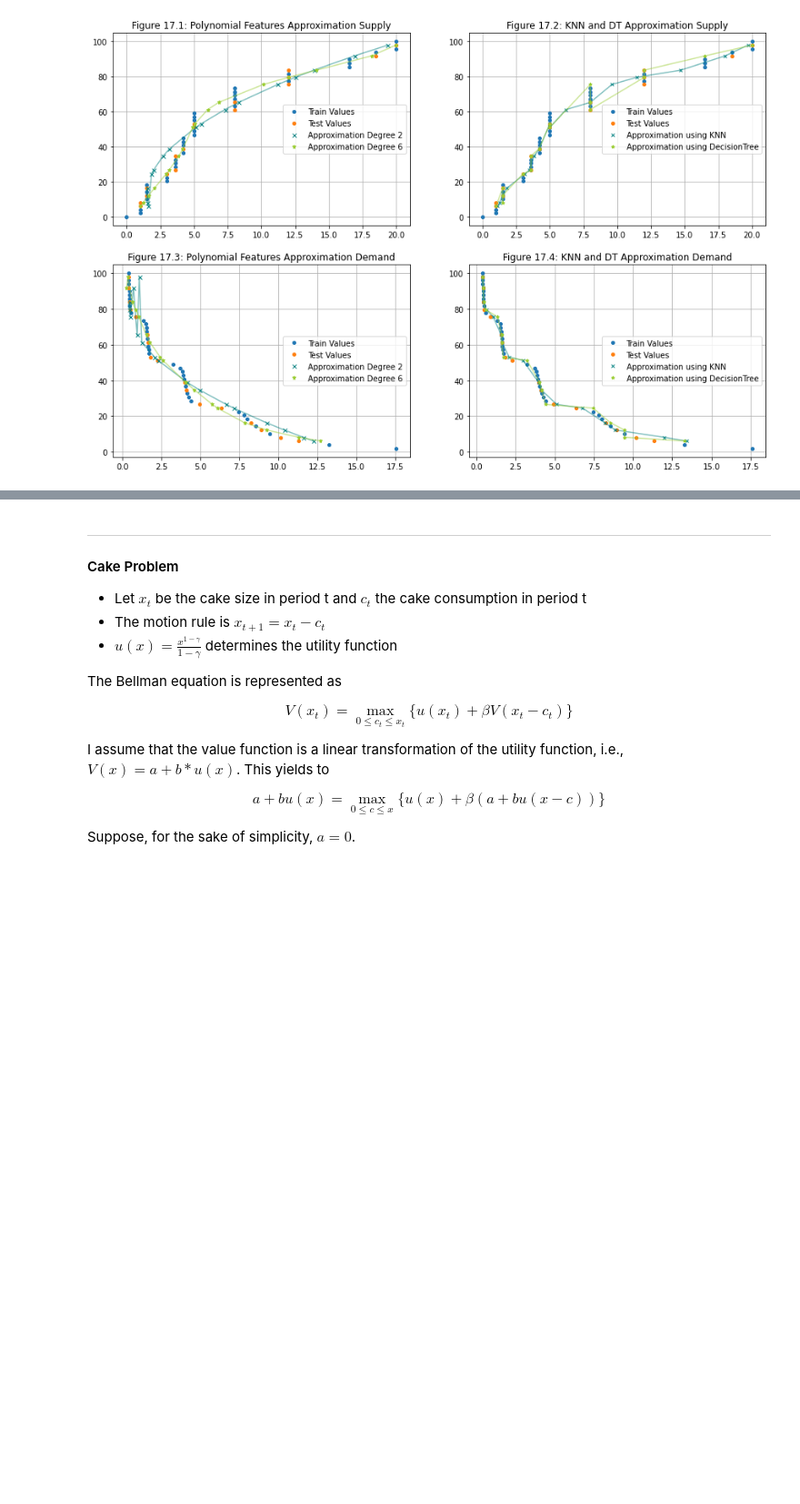
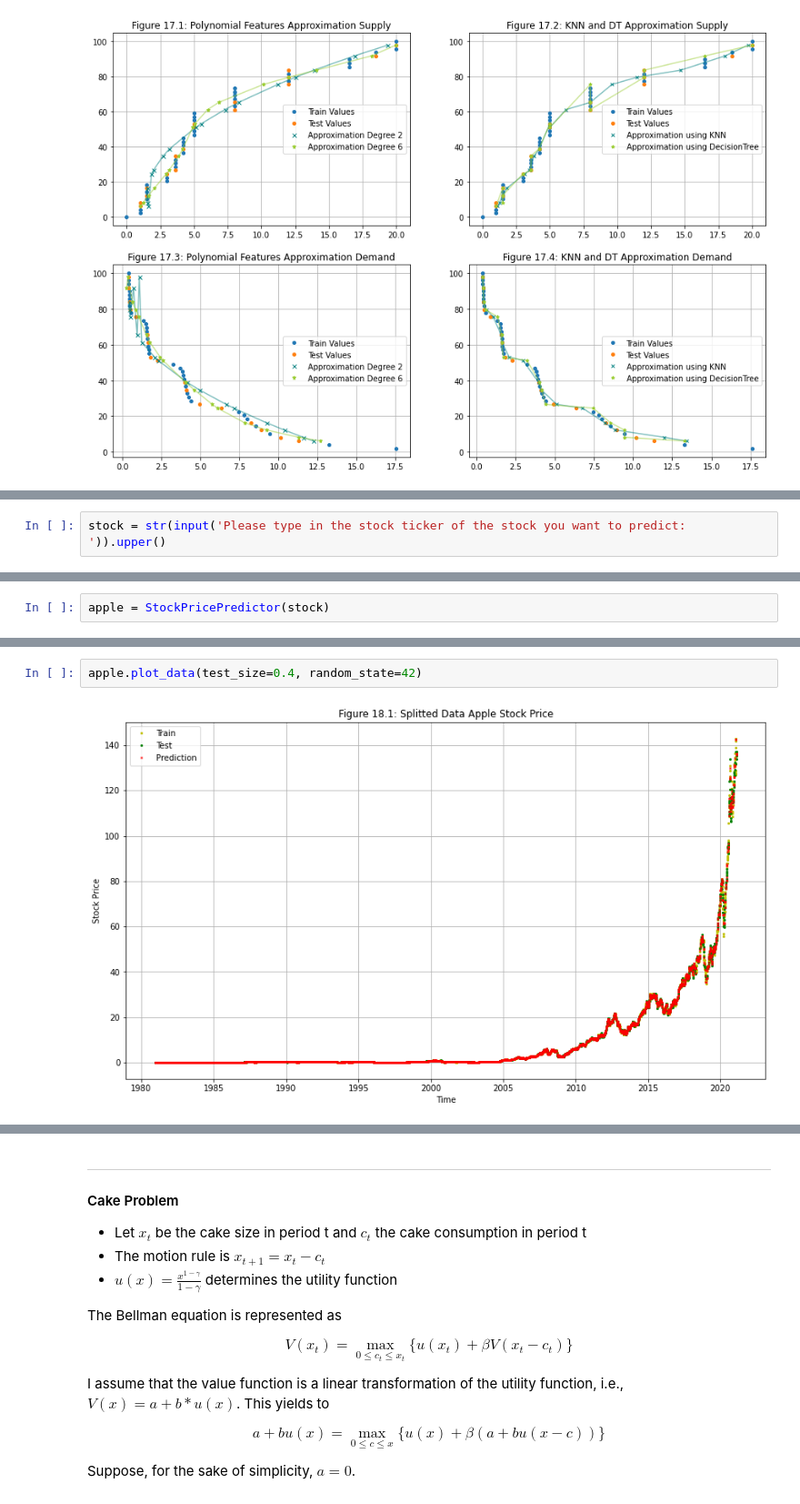
Before and after one commit to ArbiKodraj/Final_Project, a Jupyter notebook: FunctionApproximation.ipynb, the cells around one changed output, grey strips where cells are left out. Shown at 91% size. Saved outputs shown, nothing was run; the diff lists cells and outputs as text; blank space fills up the shorter version.

Commit message:
adding stock section

```diff
--- a/FunctionApproximation.ipynb
+++ b/FunctionApproximation.ipynb
@@ -712,0 +724,2 @@ Table 14: Accuracy Approximation Demand and Supply using Modern ML-Methods
+# %%
+stock = str(input('Please type in the stock ticker of the stock you want to predict: ')).upper()
@@ -712,0 +728,2 @@ Table 14: Accuracy Approximation Demand and Supply using Modern ML-Methods
+# %%
+apple = StockPricePredictor(stock)
@@ -712,0 +748,4 @@ Table 14: Accuracy Approximation Demand and Supply using Modern ML-Methods
+# %%
+apple.plot_data(test_size=0.4, random_state=42)
+# %% [output]
+[figure, added]
```
Also changed, not shown: parts of 23 cells of this notebook, 3 other files.
